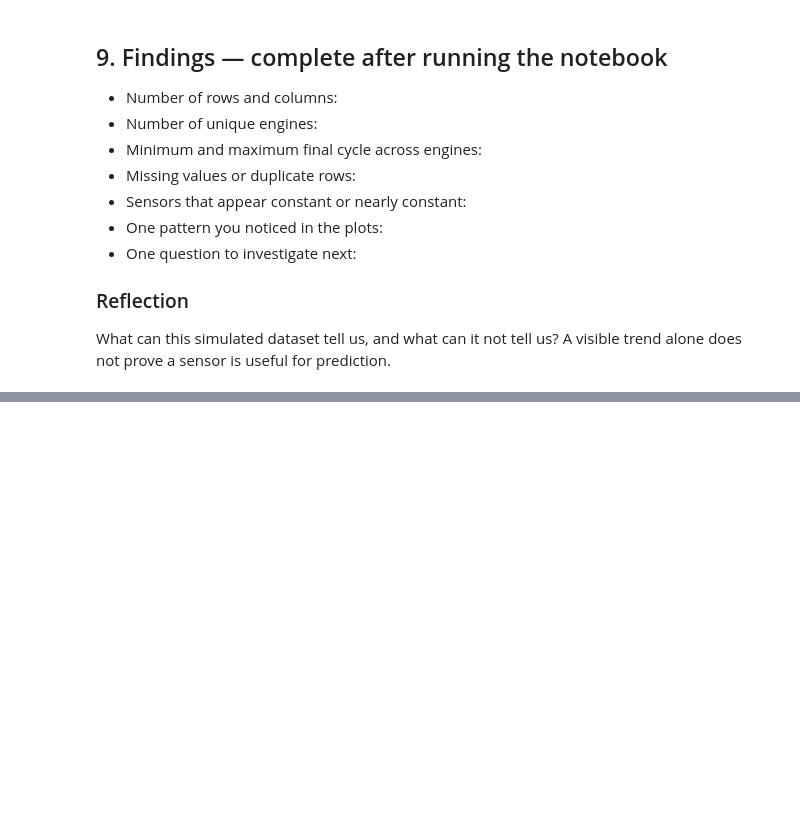
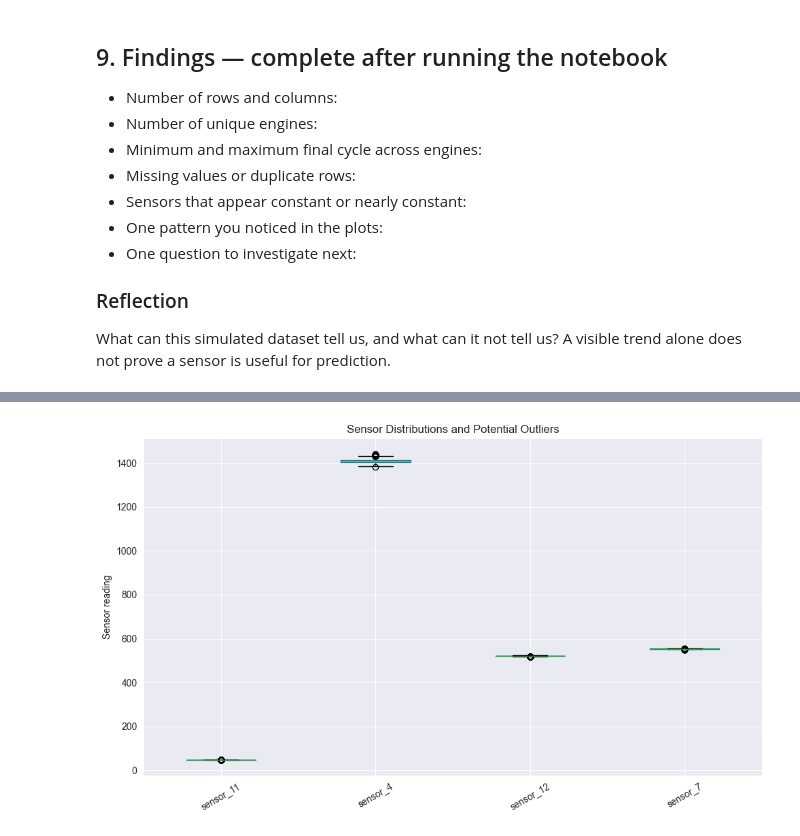
Before and after one commit to RanimRebai/predictive-maintenance-ml, a Jupyter notebook: notebooks/01_data_exploration.ipynb, the cells around one changed output, grey strips where cells are left out. Drawn from its saved outputs; the diff is of its cells as text; code cells hidden in the pictures; blank space fills up the shorter version.

```diff
--- a/notebooks/01_data_exploration.ipynb
+++ b/notebooks/01_data_exploration.ipynb
@@ -311,0 +358,18 @@ What can this simulated dataset tell us, and what can it not tell us? A visible
+# %%
+# Boxplots for a few sensors with stronger correlations
+selected_sensors = [
+    "sensor_11",
+    "sensor_4",
+    "sensor_12",
+    "sensor_7"
+]
+
+plt.figure(figsize=(10, 6))
+train[selected_sensors].boxplot()
+plt.title("Sensor Distributions and Potential Outliers")
+plt.ylabel("Sensor reading")
+plt.xticks(rotation=30)
+plt.tight_layout()
+plt.show()
+# %% [output]
+[figure, added]
```
Also changed, not shown: parts of 11 cells of this notebook, 2 other files.
